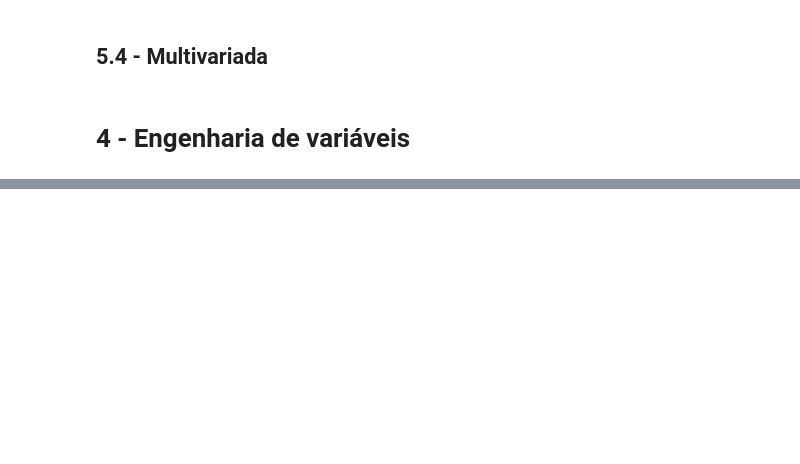
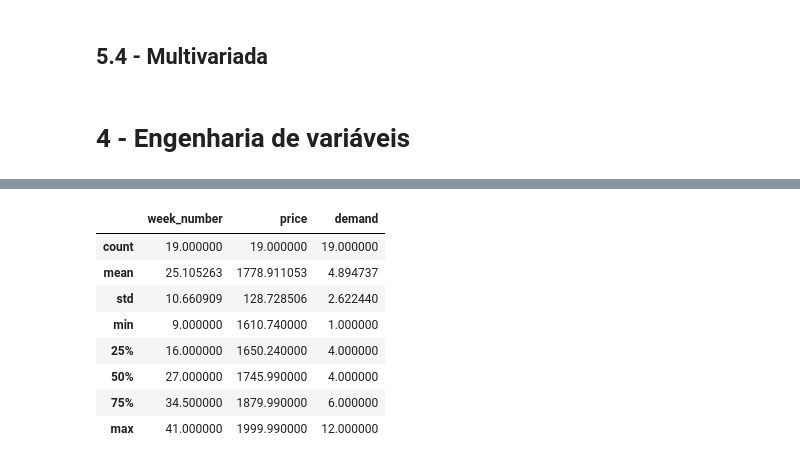
Before and after one commit to luc457x/CDS-ElasticidadeDePreco, a Jupyter notebook: notebook.ipynb, the cells around one changed output, grey strips where cells are left out. Drawn from its saved outputs; the diff is of its cells as text; code cells hidden in the pictures; blank space fills up the shorter version.

```diff
--- a/notebook.ipynb
+++ b/notebook.ipynb
@@ -359,0 +372,5 @@ plt.show()
+# %%
+# Filtrar linhas
+df_ready = df_clear[(df_clear['merchant'] == 'Bestbuy.com') & (df_clear['category_name'] == 'laptop, computer') & (df_clear['name'] == 'Apple MacBook Pro with Touch Bar - 13.3 - Core i5 - 8 GB RAM - 512 GB SSD - English"')]
+# Filtrar colunas
+df_ready = df_ready[['date_imp_d', 'disc_price', 'name', 'category_name', 'week_number']]
@@ -359,0 +379,3 @@ plt.show()
+# %%
+# Criar DataFrame para calcular a elasticidade
+df_ready = df_ready.groupby(['name', 'week_number']).agg({'disc_price': 'mean', 'date_imp_d': 'count'}).reset_index().rename(columns={'date_imp_d': 'demand', 'disc_price': 'price'})
@@ -359,0 +398,12 @@ plt.show()
+# %%
+df_ready.describe()
+# %% [output]
+|  | week_number | price | demand |
+| count | 19.000000 | 19.000000 | 19.000000 |
+| mean | 25.105263 | 1778.911053 | 4.894737 |
+| std | 10.660909 | 128.728506 | 2.622440 |
+| min | 9.000000 | 1610.740000 | 1.000000 |
+| 25% | 16.000000 | 1650.240000 | 4.000000 |
+| 50% | 27.000000 | 1745.990000 | 4.000000 |
+| 75% | 34.500000 | 1879.990000 | 6.000000 |
+| max | 41.000000 | 1999.990000 | 12.000000 |
```
Also changed, not shown: parts of 8 cells of this notebook.
